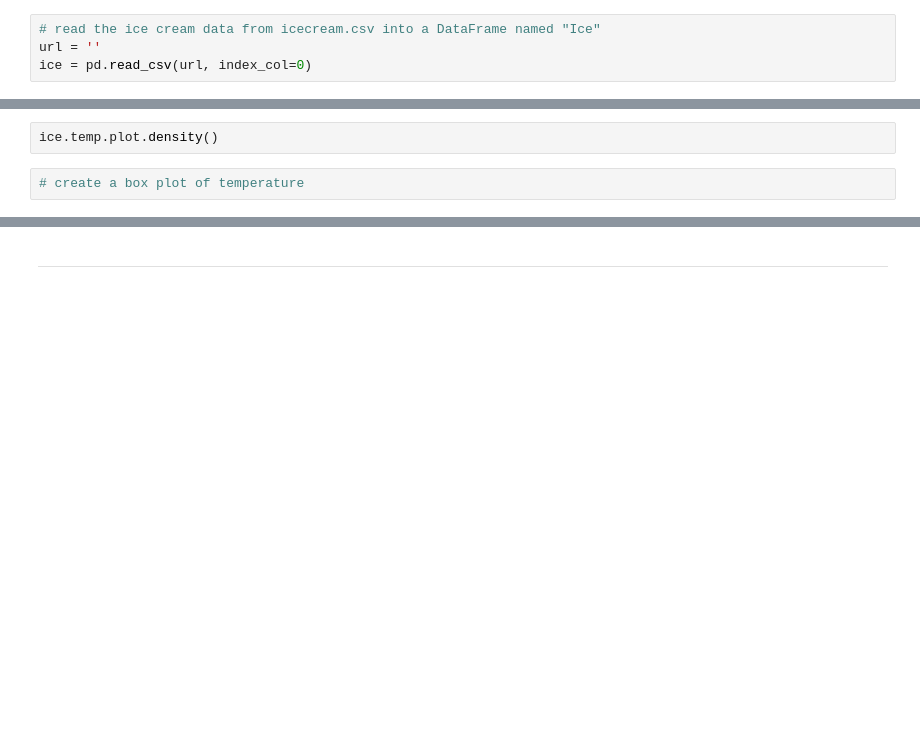
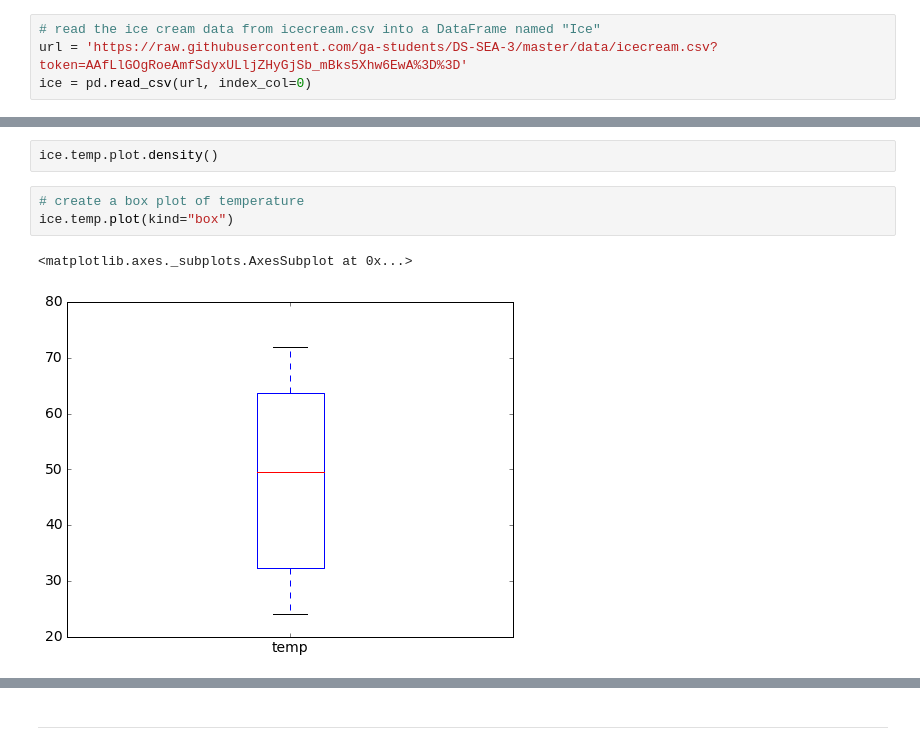
Before and after one commit to geluso/data-science, a Jupyter notebook: notebooks/03_correlation_exercise_ice_cream_and_car_data.ipynb, the cells around one changed output, grey strips where cells are left out. Drawn from its saved outputs; the diff is of its cells as text; blank space fills up the shorter version.

```diff
--- a/notebooks/03_correlation_exercise_ice_cream_and_car_data.ipynb
+++ b/notebooks/03_correlation_exercise_ice_cream_and_car_data.ipynb
@@ -17,7 +17,7 @@ plt.rcParams['font.size'] = 14
 * [View the ice cream consumption data set data dictionary](https://vincentarelbundock.github.io/Rdatasets/doc/Ecdat/Icecream.html)
 # %%
 # read the ice cream data from icecream.csv into a DataFrame named "Ice"
-url = ''
+url = 'https://raw.githubusercontent.com/ga-students/DS-SEA-3/master/data/icecream.csv?token=AAfLlGOgRoeAmfSdyxULljZHyGjSb_mBks5Xhw6EwA%3D%3D'
 ice = pd.read_csv(url, index_col=0)
 # %%
 # display the number of rows and columns
@@ -51,3 +116,7 @@ ice.temp.plot(kind='density')
 ice.temp.plot.density()
 # %%
 # create a box plot of temperature
+ice.temp.plot(kind="box")
+# %% [output]
+<matplotlib.axes._subplots.AxesSubplot at 0x...>
+[figure, added]
```
Also changed, not shown: parts of 12 cells of this notebook, 2 other files.
